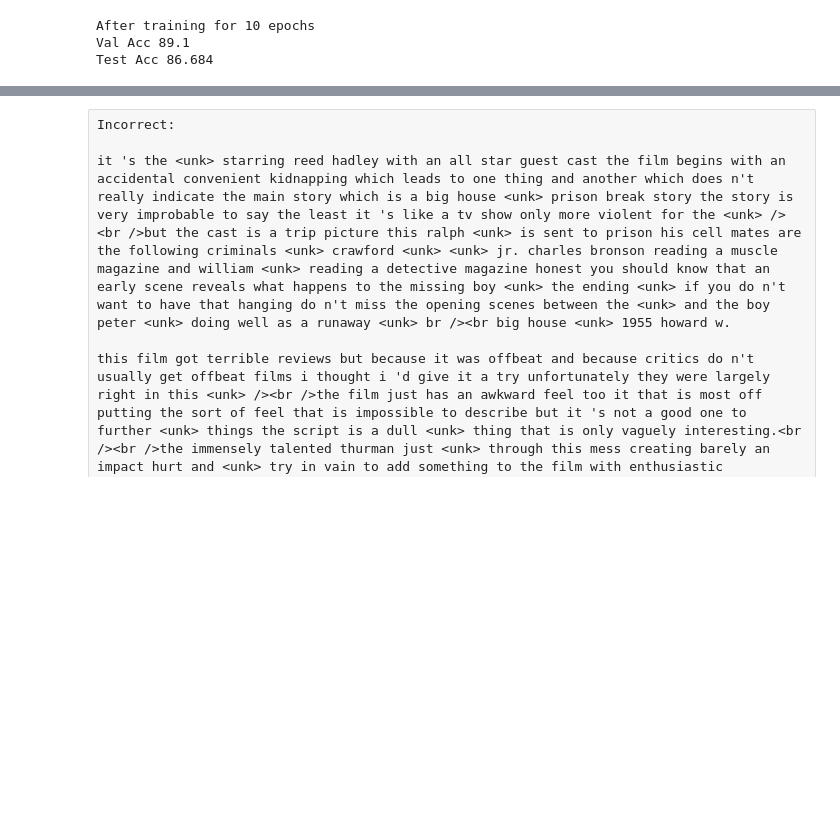
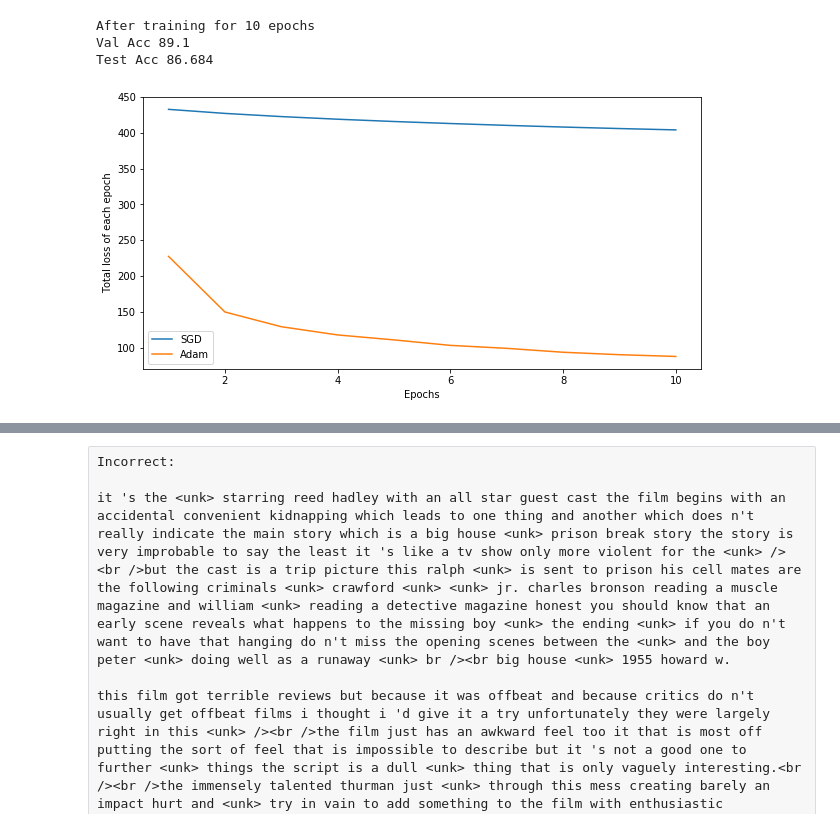
Before and after one commit to willworld94/NLP_Fall2018, a Jupyter notebook: hw1/HW1.ipynb, the cells around one changed output, grey strips where cells are left out. Cells and saved outputs as stored; diff of their text form; code cells hidden in the pictures; blank space fills up the shorter version.

```diff
--- a/hw1/HW1.ipynb
+++ b/hw1/HW1.ipynb
@@ -414,13 +414,29 @@ Learning Rate Linear Decay
 #lr_decay = []
 # iterations = 0
 
+'''
+training_loss for learning rate
+'''
+#lr_001_tr_ls = []
+#lr_0001_tr_ls = []
+#lr_00005_tr_ls = []
+#lr_decay_ls = []
+
+'''
+training_loss for Optimizer
+'''
+#sgd_tr_ls = []
+#adam_tr_ls = []
+
 for epoch in range(num_epochs):
+    loss_batch = 0
     for i, (data, lengths, labels) in enumerate(train_loader):
         model.train()
         data_batch, length_batch, label_batch = data, lengths, labels
         optimizer.zero_grad()
         outputs = model(data_batch, length_batch)
         loss = criterion(outputs, label_batch)
+        loss_batch += loss
         loss.backward()
         optimizer.step()
         #learning rate decay
@@ -433,3 +449,4 @@ for epoch in range(num_epochs):
             lr_decay.append(val_acc)
             print('Epoch: [{}/{}], Step: [{}/{}], Validation Acc: {}'.format(
                        epoch+1, num_epochs, i+1, len(train_loader), val_acc))
+    #adam_tr_ls.append(loss_batch)
@@ -484,11 +519,21 @@ plt.legend()
 plt.show()
 # %%
 ##Optimizaer
+# plt.figure(figsize=(10,5))
+# plt.plot([i+1 for i in range(len(sgd_acc))], sgd_acc, label = "SGD")
+# plt.plot([i+1 for i in range(len(adam_acc))], adam_acc, label = "Adam")
+# plt.xlabel("Batchs for every 100 iterations")
+# plt.ylabel("Validate accuracy for every 100 iterations")
+# plt.legend()
+# plt.show()
+
 plt.figure(figsize=(10,5))
-plt.plot([i+1 for i in range(len(sgd_acc))], sgd_acc, label = "SGD")
-plt.plot([i+1 for i in range(len(adam_acc))], adam_acc, label = "Adam")
-plt.xlabel("Batchs for every 100 iterations")
-plt.ylabel("Validate accuracy for every 100 iterations")
+plt.plot([i+1 for i in range(len(sgd_tr_ls))], sgd_tr_ls, label = "SGD")
+plt.plot([i+1 for i in range(len(adam_tr_ls))], adam_tr_ls, label = "Adam")
+plt.xlabel("Epochs")
+plt.ylabel("Total loss of each epoch")
 plt.legend()
 plt.show()
+# %% [output]
+[figure, added]
 # %%
```
Also changed, not shown: parts of 7 cells of this notebook.
